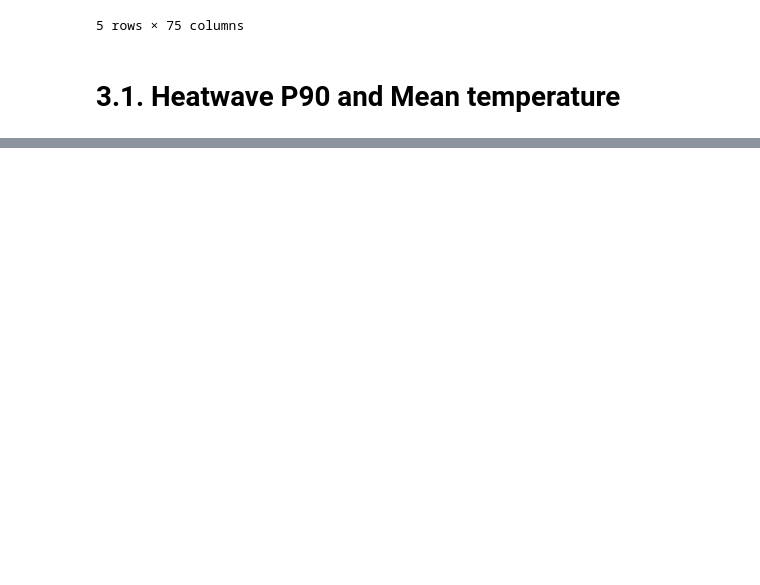
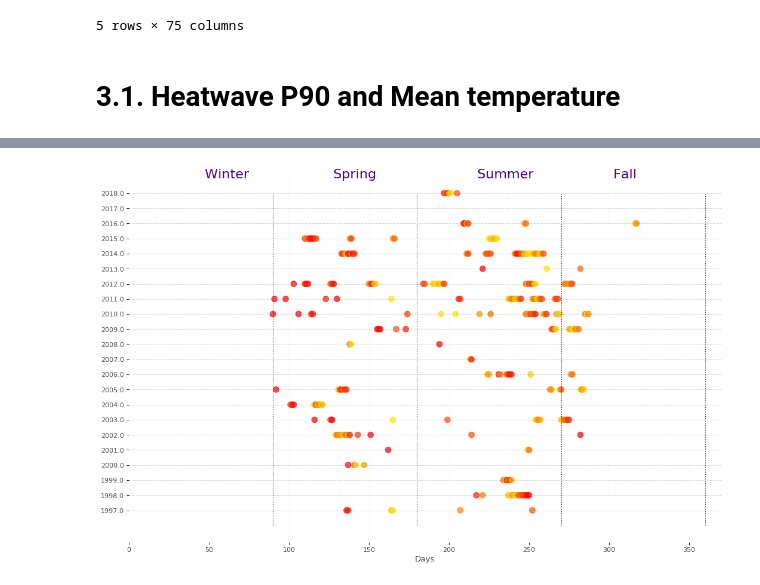
Before and after one commit to lucashueda/climate_health, a Jupyter notebook: 3.2 - [EDA] Correlation V2.ipynb, the cells around one changed output, grey strips where cells are left out. Cells and saved outputs as stored; diff of their text form; code cells hidden in the pictures; blank space fills up the shorter version.

```diff
--- a/3.2 - [EDA] Correlation V2.ipynb
+++ b/3.2 - [EDA] Correlation V2.ipynb
@@ -375,0 +447,4 @@ array([ 0.53246259,  0.64866766,  0.05602775,  0.40369706,  0.95150519,
+# %%
+plot_heatwave(test,'FLAG_UNIQUE_HEATWAVE_MAXTEMP_P90')
+# %% [output]
+[figure, added]
```
Also changed, not shown: parts of 28 cells of this notebook.
